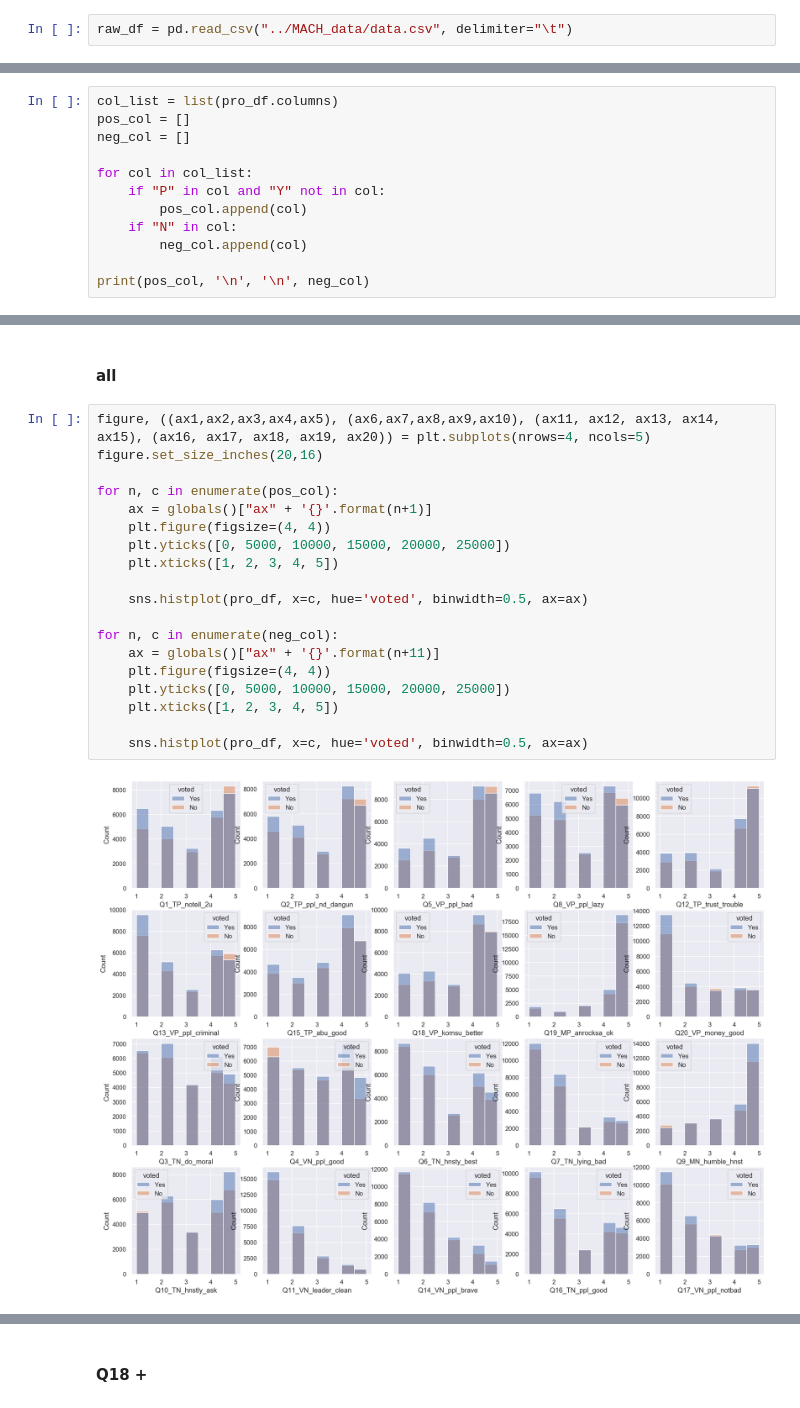
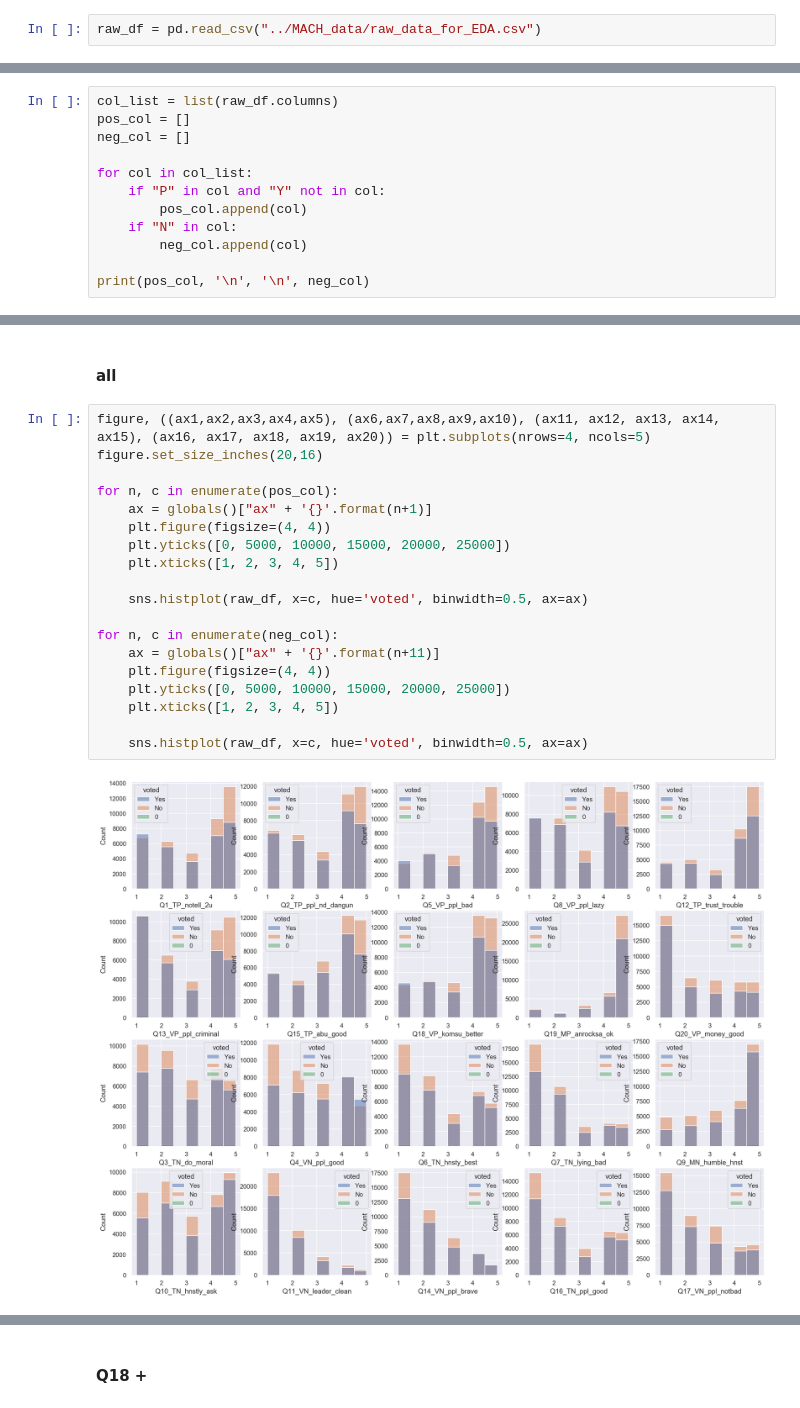
Before and after one commit to dss-14th/ml-repo-3, a Jupyter notebook: kw/EDA.ipynb, the cells around one changed output, grey strips where cells are left out. Saved outputs shown, nothing was run; the diff lists cells and outputs as text.

```diff
--- a/kw/EDA.ipynb
+++ b/kw/EDA.ipynb
@@ -4,7 +4,7 @@ import matplotlib.pyplot as plt
 import seaborn as sns
 %matplotlib inline
 # %%
-raw_df = pd.read_csv("../MACH_data/data.csv", delimiter="\t")
+raw_df = pd.read_csv("../MACH_data/raw_data_for_EDA.csv")
 # %%
 raw_df.tail()
 # %% [output]
@@ -30,7 +30,7 @@ pro_df.tail()
 # %% [markdown]
 ### QA
 # %%
-col_list = list(pro_df.columns)
+col_list = list(raw_df.columns)
 pos_col = []
 neg_col = []
 
@@ -50,24 +50,24 @@ print(pos_col, '\n', '\n', neg_col)
 # %%
 figure, ((ax1,ax2,ax3,ax4,ax5), (ax6,ax7,ax8,ax9,ax10), (ax11, ax12, ax13, ax14, ax15), (ax16, ax17, ax18, ax19, ax20)) = plt.subplots(nrows=4, ncols=5)
 figure.set_size_inches(20,16)
 
 for n, c in enumerate(pos_col):
     ax = globals()["ax" + '{}'.format(n+1)]
     plt.figure(figsize=(4, 4))
     plt.yticks([0, 5000, 10000, 15000, 20000, 25000])
     plt.xticks([1, 2, 3, 4, 5])
 
-    sns.histplot(pro_df, x=c, hue='voted', binwidth=0.5, ax=ax)
+    sns.histplot(raw_df, x=c, hue='voted', binwidth=0.5, ax=ax)
 
 for n, c in enumerate(neg_col):
     ax = globals()["ax" + '{}'.format(n+11)]
     plt.figure(figsize=(4, 4))
     plt.yticks([0, 5000, 10000, 15000, 20000, 25000])
     plt.xticks([1, 2, 3, 4, 5])
 
-    sns.histplot(pro_df, x=c, hue='voted', binwidth=0.5, ax=ax)
+    sns.histplot(raw_df, x=c, hue='voted', binwidth=0.5, ax=ax)
 # %% [output]
-[figure, old version]
+[figure, new version]
 [figure]
 [figure]
 [figure]
```
Also changed, not shown: parts of 15 cells of this notebook, 3 other files.
